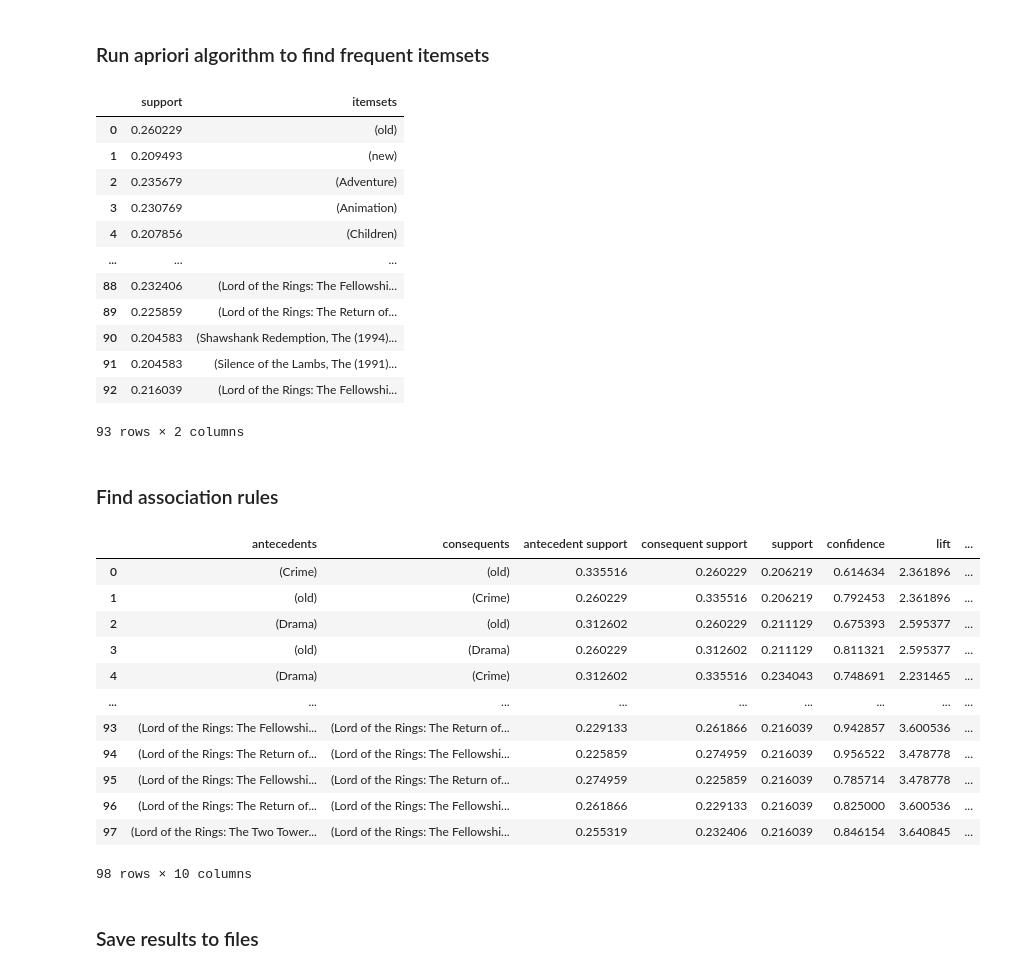
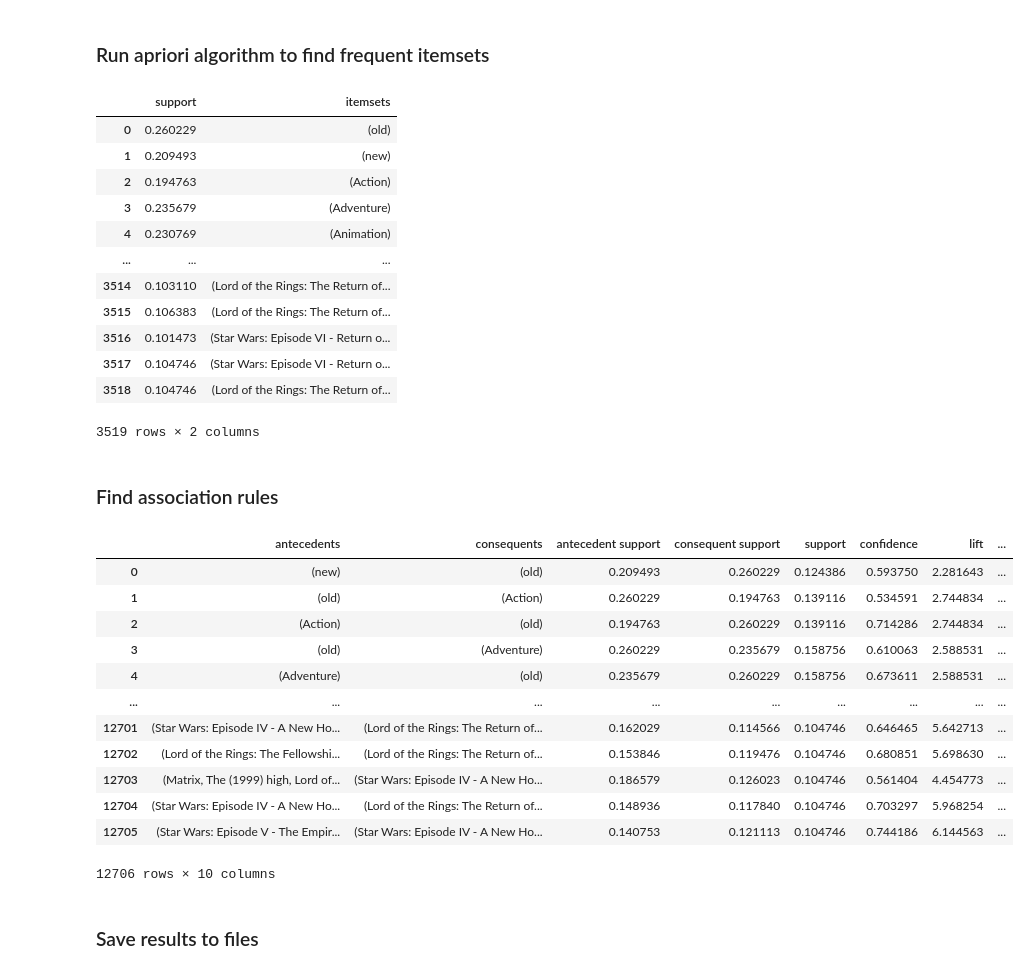
Before and after one commit to Gho-Ost/Dataviz, a Jupyter notebook: association-rules/Association_Rules_4v2.ipynb, the cells around one changed output. Cells and saved outputs as stored; diff of their text form; code cells hidden in the pictures.

```diff
--- a/association-rules/Association_Rules_4v2.ipynb
+++ b/association-rules/Association_Rules_4v2.ipynb
@@ -344,43 +344,43 @@ final_df
 # %%
 from mlxtend.frequent_patterns import apriori
 
-frequent_itemsets = apriori(final_df, min_support=0.2, use_colnames=True)
+frequent_itemsets = apriori(final_df, min_support=0.1, use_colnames=True)
 frequent_itemsets
 # %% [output]
 |  | support | itemsets |
 | 0 | 0.260229 | (old) |
 | 1 | 0.209493 | (new) |
-| 2 | 0.235679 | (Adventure) |
-| 3 | 0.230769 | (Animation) |
-| 4 | 0.207856 | (Children) |
+| 2 | 0.194763 | (Action) |
+| 3 | 0.235679 | (Adventure) |
+| 4 | 0.230769 | (Animation) |
 | ... | ... | ... |
-| 88 | 0.232406 | (Lord of the Rings: The Fellowshi... |
-| 89 | 0.225859 | (Lord of the Rings: The Return of... |
-| 90 | 0.204583 | (Shawshank Redemption, The (1994)... |
-| 91 | 0.204583 | (Silence of the Lambs, The (1991)... |
-| 92 | 0.216039 | (Lord of the Rings: The Fellowshi... |
+| 3514 | 0.103110 | (Lord of the Rings: The Return of... |
+| 3515 | 0.106383 | (Lord of the Rings: The Return of... |
+| 3516 | 0.101473 | (Star Wars: Episode VI - Return o... |
+| 3517 | 0.104746 | (Star Wars: Episode VI - Return o... |
+| 3518 | 0.104746 | (Lord of the Rings: The Return of... |
-93 rows × 2 columns
+3519 rows × 2 columns
 # %% [markdown]
 ### Find association rules
 # %%
 from mlxtend.frequent_patterns import association_rules
 
-rules = association_rules(frequent_itemsets, metric='confidence', min_threshold=0.2)
+rules = association_rules(frequent_itemsets, metric='confidence', min_threshold=0.5)
 rules
 # %% [output]
 |  | antecedents | consequents | antecedent support | consequent support | support | confidence | lift | ... |
-| 0 | (Crime) | (old) | 0.335516 | 0.260229 | 0.206219 | 0.614634 | 2.361896 | ... |
-| 1 | (old) | (Crime) | 0.260229 | 0.335516 | 0.206219 | 0.792453 | 2.361896 | ... |
-| 2 | (Drama) | (old) | 0.312602 | 0.260229 | 0.211129 | 0.675393 | 2.595377 | ... |
-| 3 | (old) | (Drama) | 0.260229 | 0.312602 | 0.211129 | 0.811321 | 2.595377 | ... |
-| 4 | (Drama) | (Crime) | 0.312602 | 0.335516 | 0.234043 | 0.748691 | 2.231465 | ... |
+| 0 | (new) | (old) | 0.209493 | 0.260229 | 0.124386 | 0.593750 | 2.281643 | ... |
+| 1 | (old) | (Action) | 0.260229 | 0.194763 | 0.139116 | 0.534591 | 2.744834 | ... |
+| 2 | (Action) | (old) | 0.194763 | 0.260229 | 0.139116 | 0.714286 | 2.744834 | ... |
+| 3 | (old) | (Adventure) | 0.260229 | 0.235679 | 0.158756 | 0.610063 | 2.588531 | ... |
+| 4 | (Adventure) | (old) | 0.235679 | 0.260229 | 0.158756 | 0.673611 | 2.588531 | ... |
 | ... | ... | ... | ... | ... | ... | ... | ... | ... |
-| 93 | (Lord of the Rings: The Fellowshi... | (Lord of the Rings: The Return of... | 0.229133 | 0.261866 | 0.216039 | 0.942857 | 3.600536 | ... |
-| 94 | (Lord of the Rings: The Return of... | (Lord of the Rings: The Fellowshi... | 0.225859 | 0.274959 | 0.216039 | 0.956522 | 3.478778 | ... |
-| 95 | (Lord of the Rings: The Fellowshi... | (Lord of the Rings: The Return of... | 0.274959 | 0.225859 | 0.216039 | 0.785714 | 3.478778 | ... |
-| 96 | (Lord of the Rings: The Return of... | (Lord of the Rings: The Fellowshi... | 0.261866 | 0.229133 | 0.216039 | 0.825000 | 3.600536 | ... |
-| 97 | (Lord of the Rings: The Two Tower... | (Lord of the Rings: The Fellowshi... | 0.255319 | 0.232406 | 0.216039 | 0.846154 | 3.640845 | ... |
+| 12701 | (Star Wars: Episode IV - A New Ho... | (Lord of the Rings: The Return of... | 0.162029 | 0.114566 | 0.104746 | 0.646465 | 5.642713 | ... |
+| 12702 | (Lord of the Rings: The Fellowshi... | (Lord of the Rings: The Return of... | 0.153846 | 0.119476 | 0.104746 | 0.680851 | 5.698630 | ... |
+| 12703 | (Matrix, The (1999) high, Lord of... | (Star Wars: Episode IV - A New Ho... | 0.186579 | 0.126023 | 0.104746 | 0.561404 | 4.454773 | ... |
+| 12704 | (Star Wars: Episode IV - A New Ho... | (Lord of the Rings: The Return of... | 0.148936 | 0.117840 | 0.104746 | 0.703297 | 5.968254 | ... |
+| 12705 | (Star Wars: Episode V - The Empir... | (Star Wars: Episode IV - A New Ho... | 0.140753 | 0.121113 | 0.104746 | 0.744186 | 6.144563 | ... |
-98 rows × 10 columns
+12706 rows × 10 columns
 # %% [markdown]
 ### Save results to files
 # %%
```
Also changed, not shown: parts of 1 cell of this notebook.
